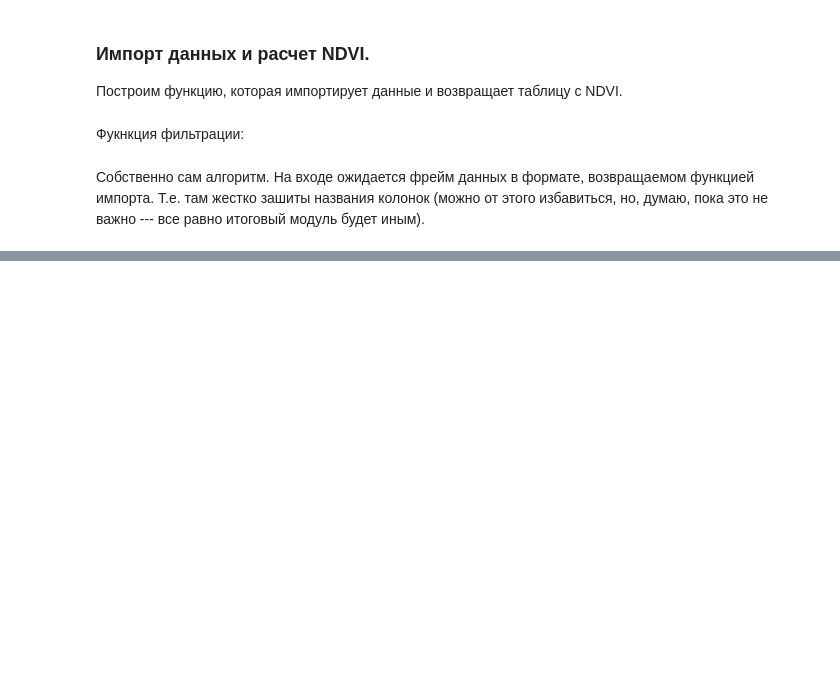
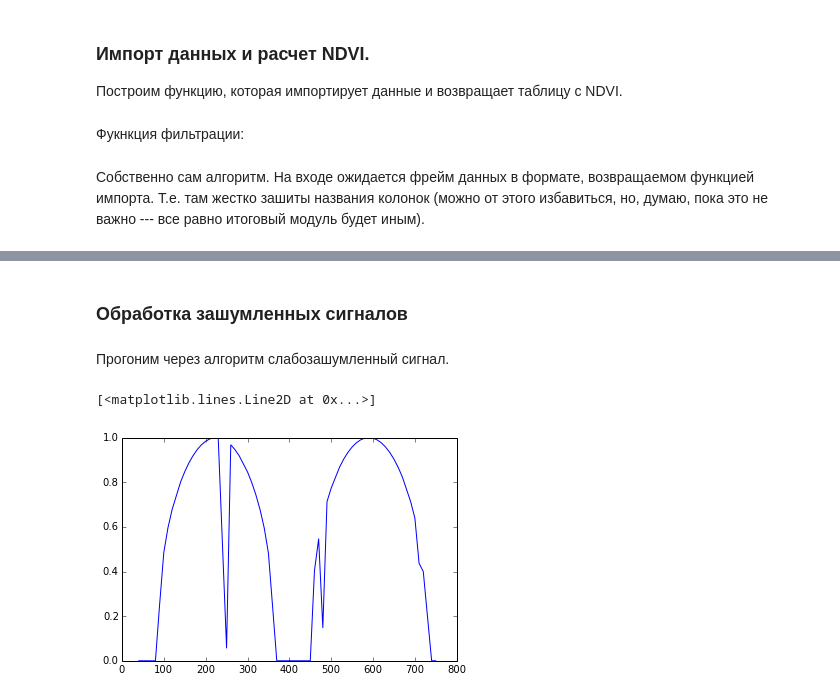
Before and after one commit to KolesovDmitry/remote_sensing, a Jupyter notebook: NDVI filtering by Savitzky-Golay.ipynb, the cells around one changed output, grey strips where cells are left out. Saved outputs shown, nothing was run; the diff lists cells and outputs as text; code cells hidden in the pictures; blank space fills up the shorter version.

```diff
--- a/NDVI filtering by Savitzky-Golay.ipynb
+++ b/NDVI filtering by Savitzky-Golay.ipynb
@@ -699,0 +764,10 @@ def fit_ndvi(frame, window_size=15, order=2):
+# %% [markdown]
+### Обработка зашумленных сигналов
+# %% [markdown]
+Прогоним через алгоритм слабозашумленный сигнал.
+# %%
+frame = get_noisy_signal(drop_perc=10, noise_perc=10)
+plot(frame.DayNum, frame.NDVI)
+# %% [output]
+[<matplotlib.lines.Line2D at 0x...>]
+[figure, added]
```
Also changed, not shown: parts of 23 cells of this notebook.
